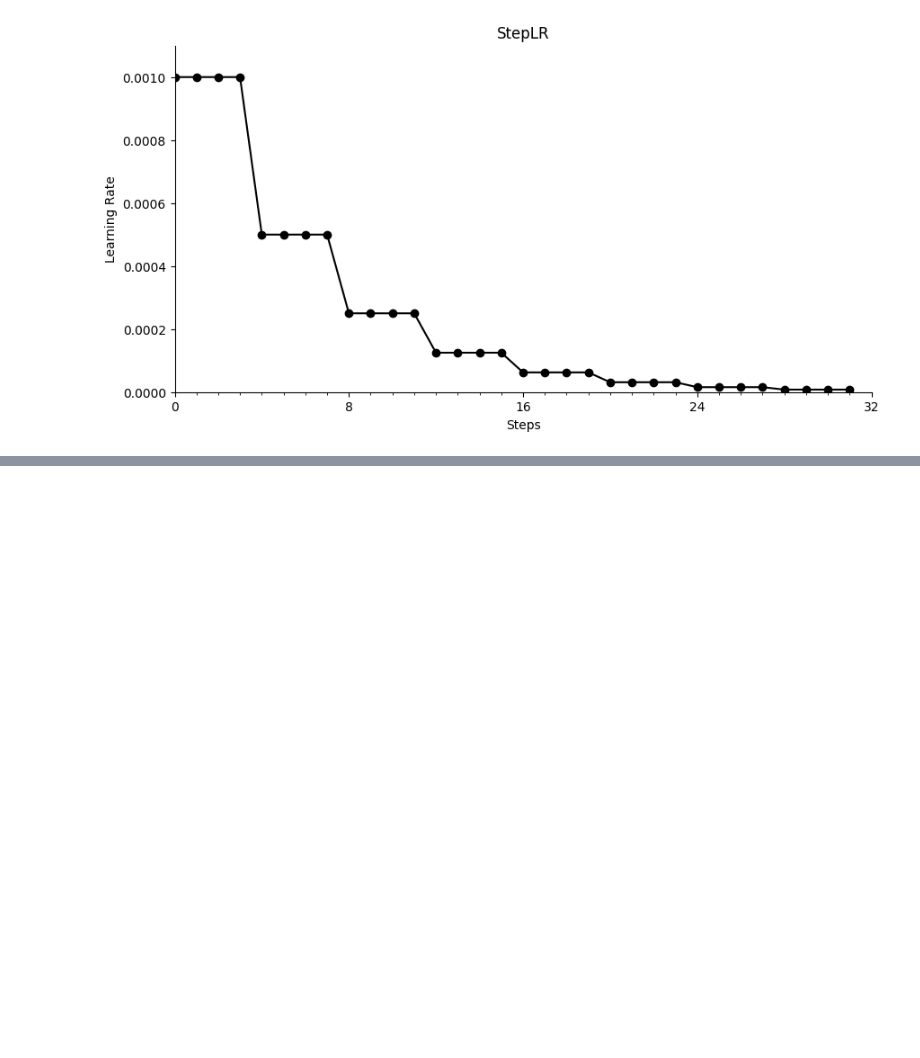
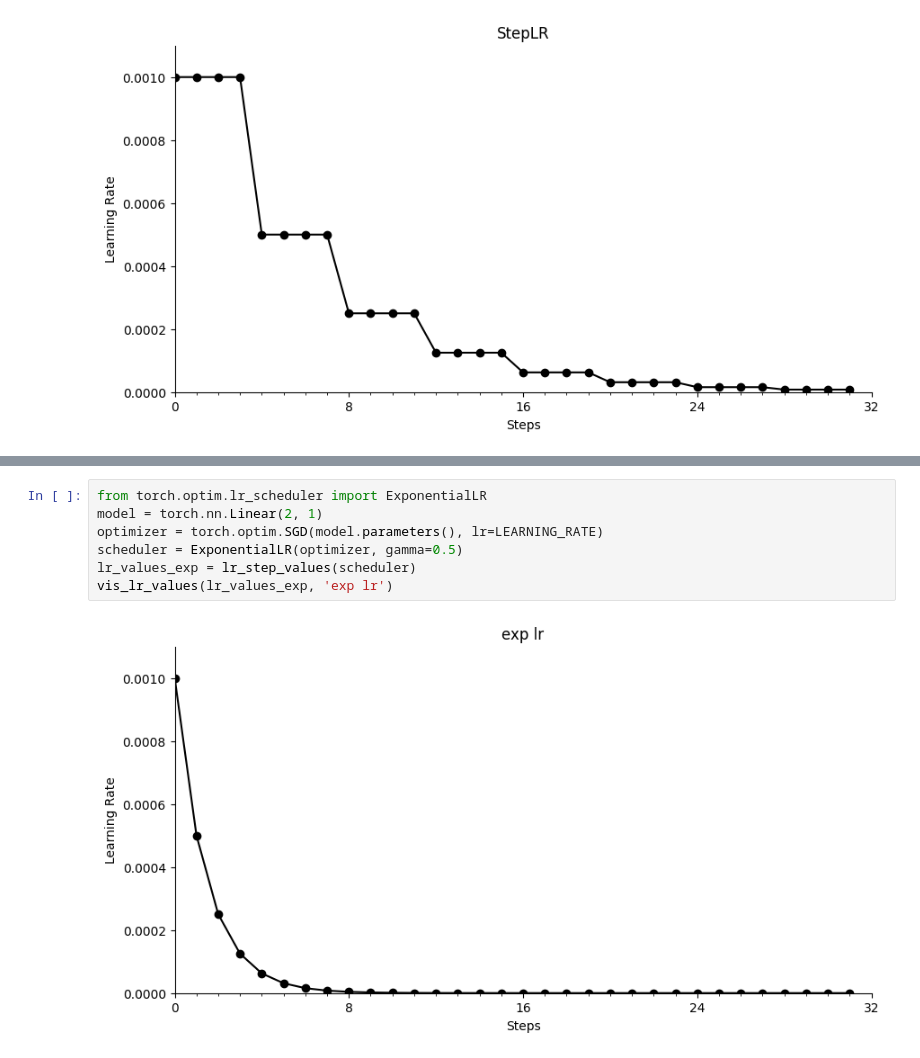
Before and after one commit to zeztzchen/llm-lab, a Jupyter notebook: optim/lr_scheduler.ipynb, the cells around one changed output, grey strips where cells are left out. Drawn from its saved outputs; the diff is of its cells as text; blank space fills up the shorter version.

Commit message:
learn: learning rate scheduler

```diff
--- a/optim/lr_scheduler.ipynb
+++ b/optim/lr_scheduler.ipynb
@@ -52,0 +98,9 @@ vis_lr_values(learning_rates_step, 'StepLR')
+# %%
+from torch.optim.lr_scheduler import ExponentialLR
+model = torch.nn.Linear(2, 1)
+optimizer = torch.optim.SGD(model.parameters(), lr=LEARNING_RATE)
+scheduler = ExponentialLR(optimizer, gamma=0.5)
+lr_values_exp = lr_step_values(scheduler)
+vis_lr_values(lr_values_exp, 'exp lr')
+# %% [output]
+[figure, added]
```
Also changed, not shown: parts of 17 cells of this notebook.
